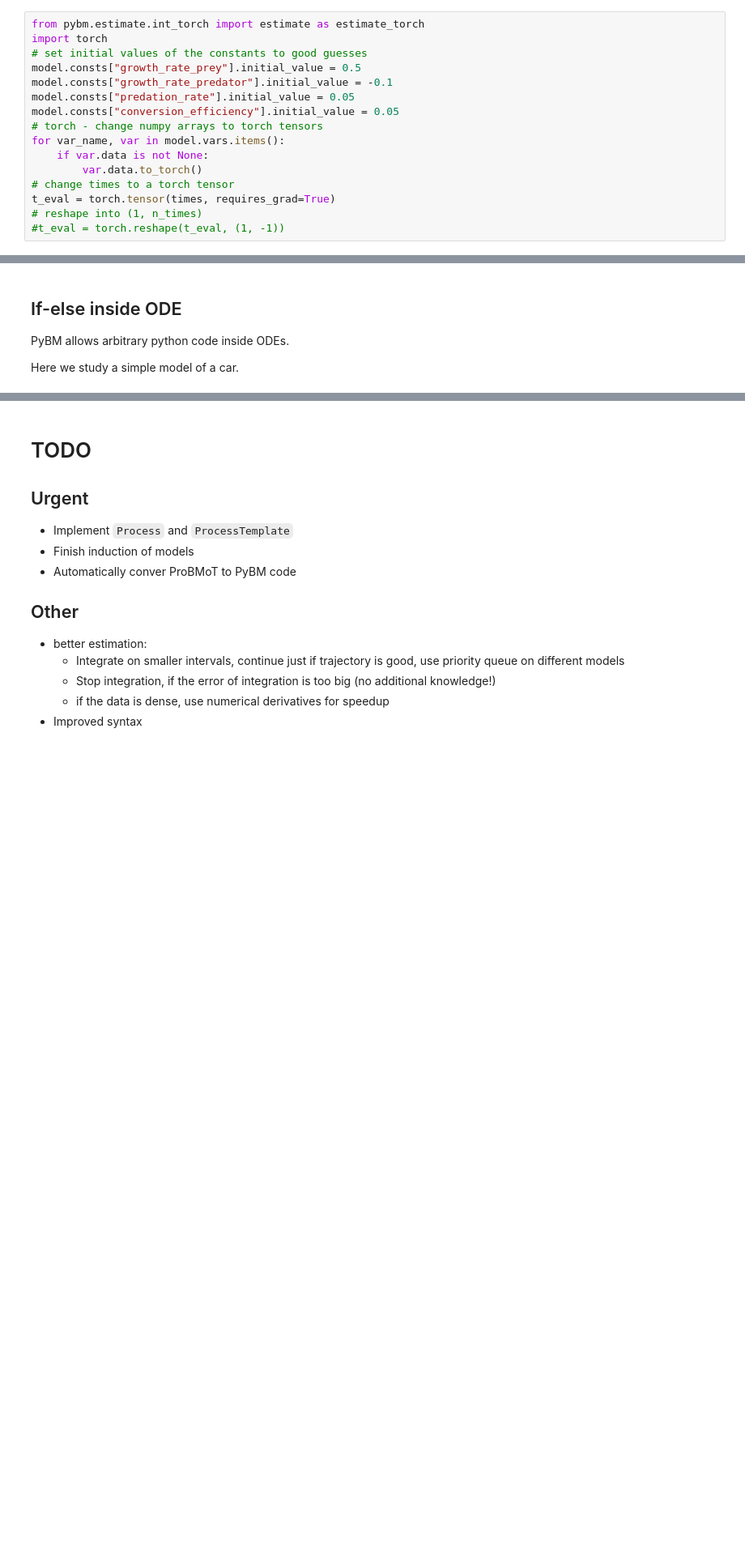
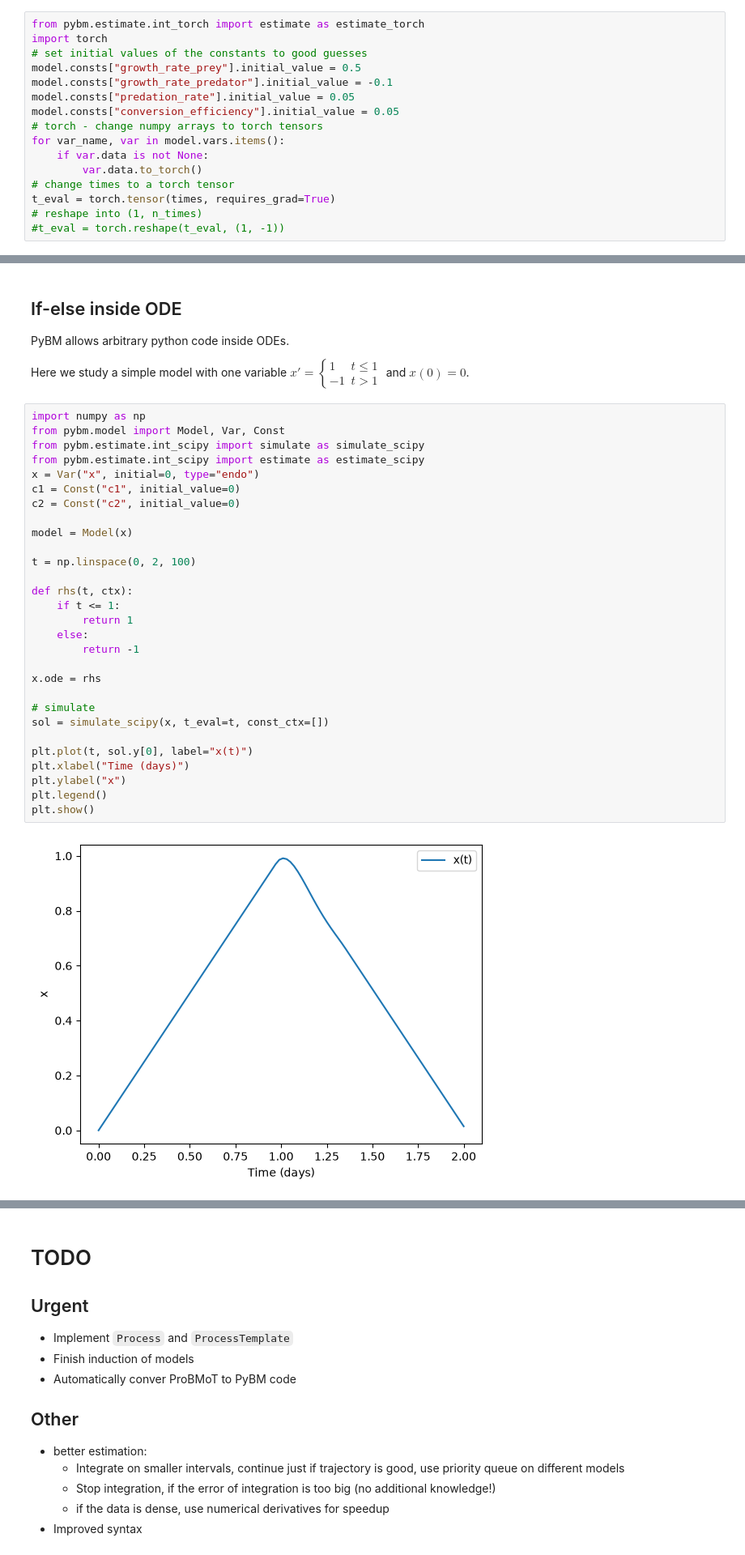
Before and after one commit to urhprimozic/PyBM, a Jupyter notebook: presentation.ipynb, the cells around one changed output, grey strips where cells are left out. Shown at 81% size. Saved outputs shown, nothing was run; the diff lists cells and outputs as text; blank space fills up the shorter version.

```diff
--- a/presentation.ipynb
+++ b/presentation.ipynb
@@ -320,4 +322,35 @@ plt.show()
 ## If-else inside ODE
 PyBM allows arbitrary python code inside ODEs.
 
-Here we study a simple model of a car.
+Here we study a simple model with one variable $x' = \begin{cases} 1 & t \leq 1 \\ -1 & t  >  1\end{cases}$ and $x(0) = 0$.
+# %%
+import numpy as np
+from pybm.model import Model, Var, Const
+from pybm.estimate.int_scipy import simulate as simulate_scipy
+from pybm.estimate.int_scipy import estimate as estimate_scipy
+x = Var("x", initial=0, type="endo")
+c1 = Const("c1", initial_value=0)
+c2 = Const("c2", initial_value=0)
+
+model = Model(x)
+
+t = np.linspace(0, 2, 100)
+
+def rhs(t, ctx):
+    if t <= 1:
+        return 1
+    else:
+        return -1
+
+x.ode = rhs
+
+# simulate
+sol = simulate_scipy(x, t_eval=t, const_ctx=[])
+
+plt.plot(t, sol.y[0], label="x(t)")
+plt.xlabel("Time (days)")
+plt.ylabel("x")
+plt.legend()
+plt.show()
+# %% [output]
+[figure, added]
```
Also changed, not shown: parts of 5 cells of this notebook, 2 other files.
